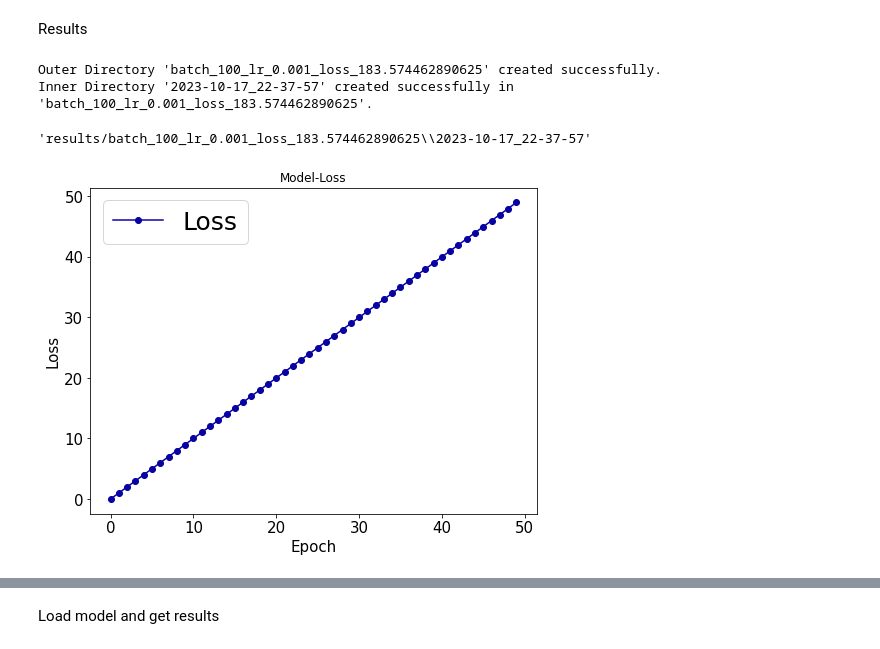
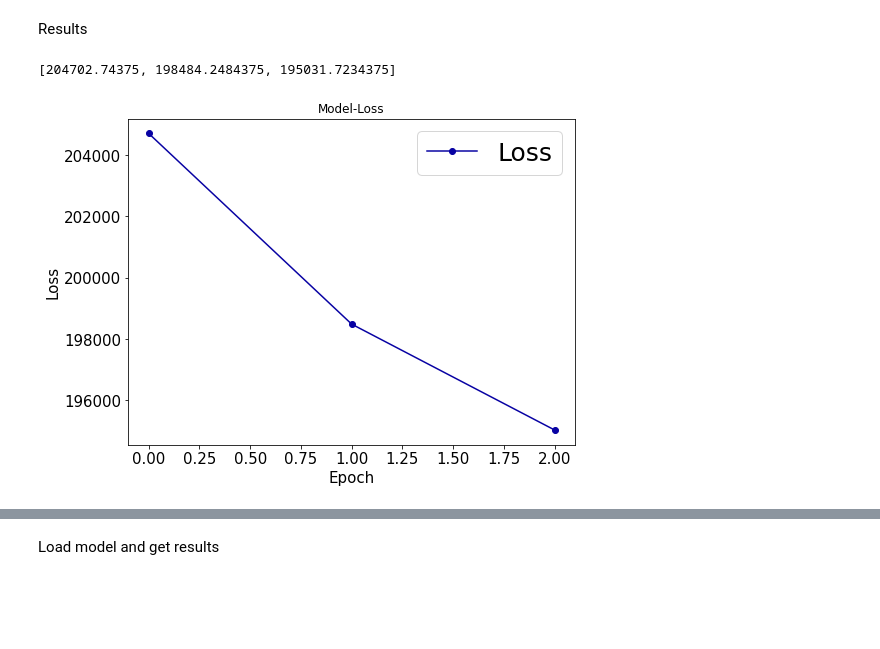
Before and after one commit to ifran-rahman/solar-irradiance-estimation-dl, a Jupyter notebook: main.ipynb, the cells around one changed output, grey strips where cells are left out. Saved outputs shown, nothing was run; the diff lists cells and outputs as text; code cells hidden in the pictures; blank space fills up the shorter version.

```diff
--- a/main.ipynb
+++ b/main.ipynb
@@ -152,7 +163,7 @@ optimizer = torch.optim.Adam(model.parameters(), lr=lr)
 scheduler = StepLR(optimizer, step_size=1, gamma=0.5)
 
 # set initial loswest_loss to an infinite number
-lowest_loss = 100000
+lowest_loss = 10000000
 # %%
 losses = []
 
@@ -204,59 +215,21 @@ val Loss: 191414.3781
 # %% [markdown]
 Results
-# %%
-#  create a directory named based on batch size, learning rate, and loss (0 or 1), and inside it, generate a sub-directory with the current date and time.
-
-from datetime import datetime
-
-# Get current date and time
-current_datetime = datetime.now()
-
-# Format the current date and time as a string
-formatted_datetime = current_datetime.strftime("%Y-%m-%d_%H-%M-%S")
-
-# Create directory name based on batch size, learning rate, and loss
-directory_name = f"batch_{batch_size}_lr_{lr}_loss_{loss}"
-
-# Create a directory with the formatted directory name
-outer_directory_path = os.path.join("results/", directory_name)
-
-try:
-    # Create the outer directory
-    os.mkdir(outer_directory_path)
-    print(f"Outer Directory '{directory_name}' created successfully.")
-
-    # Inside the outer directory, create a directory with the formatted datetime
-    inner_directory_path = os.path.join(outer_directory_path, formatted_datetime)
-    os.mkdir(inner_directory_path)
-    print(f"Inner Directory '{formatted_datetime}' created successfully in '{directory_name}'.")
-except OSError:
-    print(f"Creation of directories failed.")
-# %% [output]
-Outer Directory 'batch_100_lr_0.001_loss_183.574462890625' created successfully.
-Inner Directory '2023-10-17_22-37-57' created successfully in 'batch_100_lr_0.001_loss_183.574462890625'.
-# %%
-inner_directory_path
-# %% [output]
-'results/batch_100_lr_0.001_loss_183.574462890625\\2023-10-17_22-37-57'
-# %%
-import matplotlib.pyplot as plt
-
-losses = list(range(0, 50))
-# Create a list of indices (epochs)
-epochs = list(range(0, len(losses)))
-# Plotting the graph
-plt.figure(figsize=(8, 6))
-plt.plot(epochs, losses , marker='o', color='#0802A3', label='Loss')
-plt.ylabel('Loss',fontsize=15)
-plt.xlabel('Epoch',fontsize=15)
-# Increase Xticks and Yticks Size
-plt.xticks(fontsize=15)  # Set the fontsize for xticks
-plt.yticks(fontsize=15)  # Set the fontsize for yticks
-
-plt.title('Model-Loss')
-# plt.grid(True)
-plt.legend(fontsize=25)
-plt.savefig('inner_directory_path/model_loss.png')
-plt.show()
-# %% [output]
-[figure, removed]
+# %%
+# save the losses per epoch
+import pickle
+
+# Save the list to a file
+with open(result_dir+'/losses.pkl', 'wb') as file:
+    pickle.dump(losses, file)
+
+# Load the list from the file
+with open(result_dir+'/losses.pkl', 'rb') as file:
+    losses = pickle.load(file)
+
+print(losses)
+# %% [output]
+[204702.74375, 198484.2484375, 195031.7234375]
+# %%
+saveLossDiagram(num_epochs,losses,result_dir)
+# %% [output]
+[figure, added]
```
Also changed, not shown: parts of 12 cells of this notebook, 10 other files.
